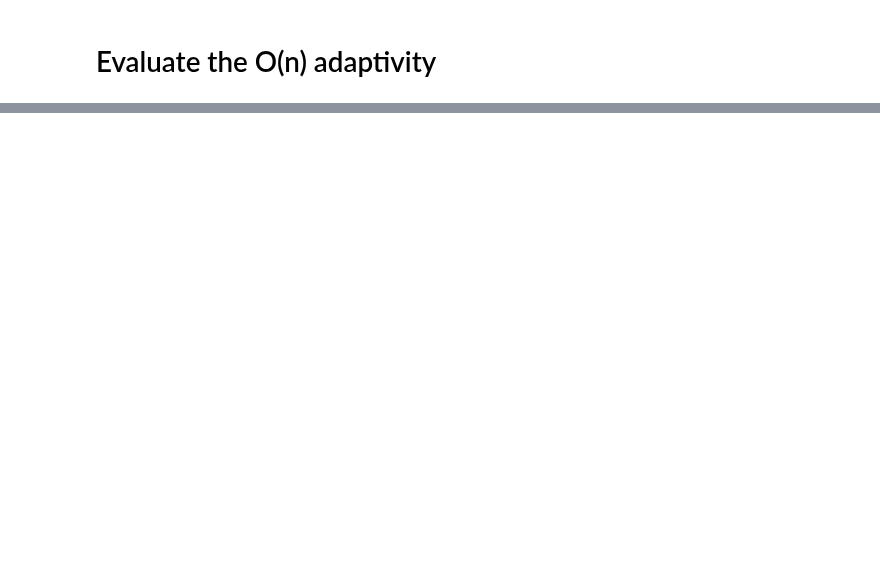
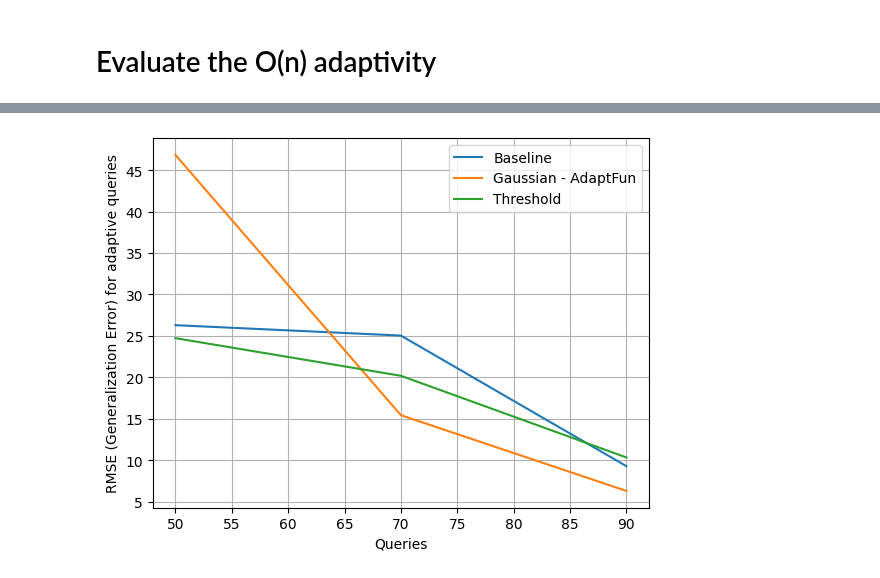
Before and after one commit to jiawenliu/AdaptivityAnalysis, a Jupyter notebook: eval/benchmark/tensorflow/mechanized-model/eval_script.ipynb, the cells around one changed output, grey strips where cells are left out. Cells and saved outputs as stored; diff of their text form; code cells hidden in the pictures; blank space fills up the shorter version.

Commit message:
update the tensorflow evaluation result on the O(mn) adaptivity programs

```diff
--- a/eval/benchmark/tensorflow/mechanized-model/eval_script.ipynb
+++ b/eval/benchmark/tensorflow/mechanized-model/eval_script.ipynb
@@ -337,7 +355,7 @@ plt.show()
 # %%
-max_query_num = 10
-max_rounds = 20
-stepped_rounds = range(math.floor(max_rounds/2), max_rounds, 10)
+max_query_num = 100
+max_rounds = 100
+stepped_rounds = range(math.floor(max_rounds/2), max_rounds, 20)
 # %%
 ''' eval the empirical model as baseline'''
 baselin_history_list, baseline_predict_list, baseline_generalization_error_list = eval_multiple_rounds(max_query_num, stepped_rounds)
@@ -364,3 +418,3 @@ Epoch 10/10
 # %%
 ''' Compile and fit the gaussian model'''
-gaussian_history_list, gaussian_predict_list, gaussian_generalization_error_list = eval_multiple_rounds(max_query_num, stepped_rounds, mechanism = Mechanism(Mechanism.MechanismType.GAUSSIAN, sigma = 0.03))
+_, _, gaussian_generalization_error_list = eval_multiple_rounds(max_query_num, stepped_rounds, mechanism = Mechanism(Mechanism.MechanismType.GAUSSIAN, sigma = 0.03))
@@ -376,12 +540,10 @@ print(threshold_generalization_error_list)
 # %%
-
-
-
-# threshold_generalization_error_list = [15.81994, 19.699022, 23.081583, 25.196918, 26.020424]
 
 """ plot the generalization error """
 plt.figure()
-plot_error(stepped_query_num, baseline_generalization_error_list, "Baseline")
-plot_error(stepped_query_num, gaussian_generalization_error_list, "Gaussian")
-plot_error(stepped_query_num, threshold_generalization_error_list, "Threshold - AdaptFun")
+plot_error(stepped_rounds, baseline_generalization_error_list, "Baseline")
+plot_error(stepped_rounds, gaussian_generalization_error_list, "Gaussian - AdaptFun")
+plot_error(stepped_rounds, threshold_generalization_error_list, "Threshold")
 plt.show()
+# %% [output]
+[figure, added]
```
Also changed, not shown: parts of 12 cells of this notebook, 1 other file.
